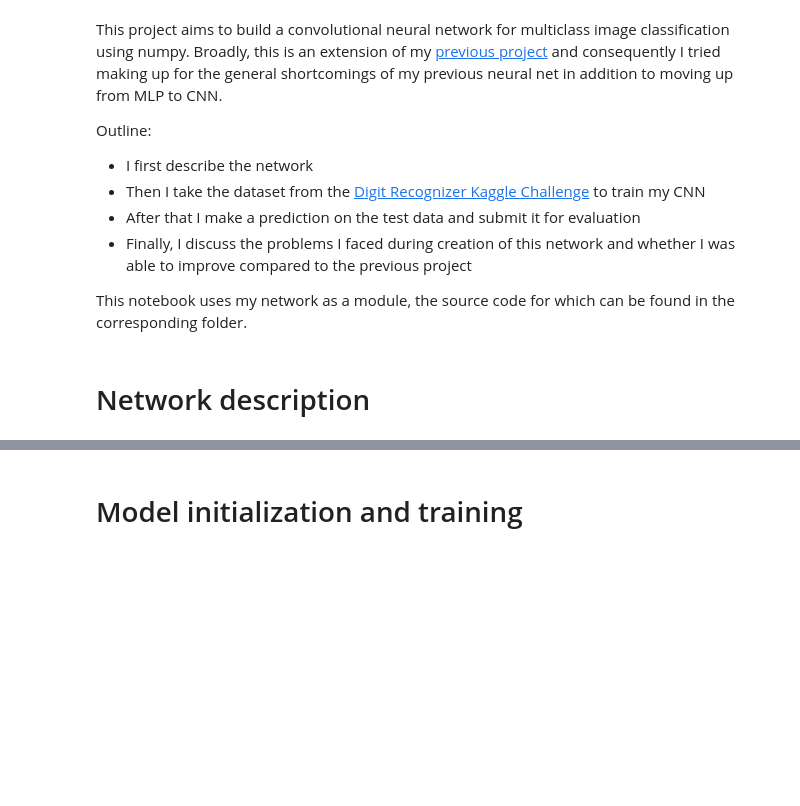
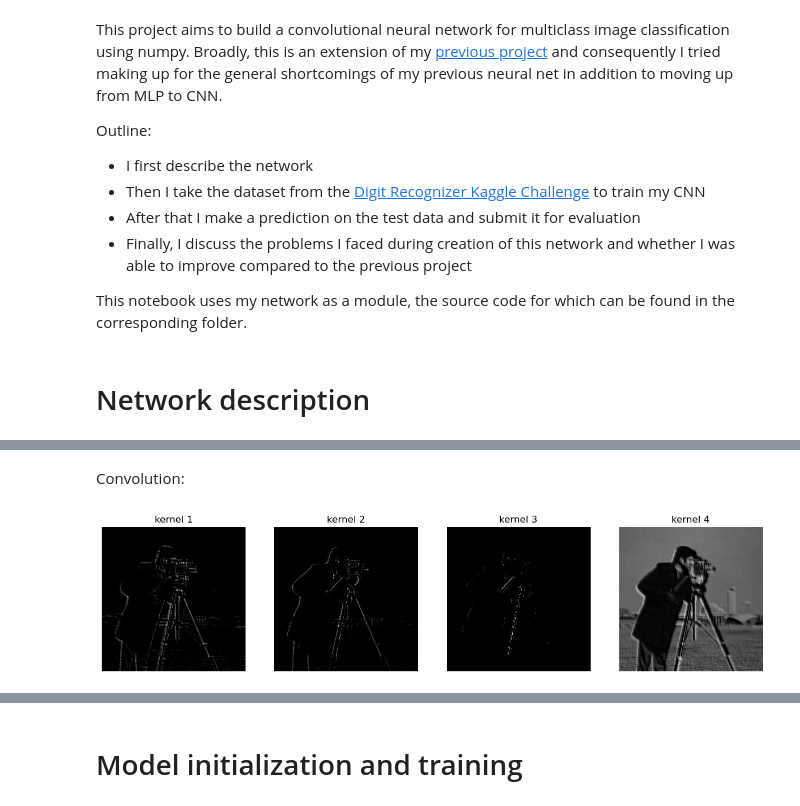
Before and after one commit to iliatarasov/convolutional-neural-network-on-MNIST-with-numpy, a Jupyter notebook: Convolutional neural network on MNIST.ipynb, the cells around one changed output, grey strips where cells are left out. Saved outputs shown, nothing was run; the diff lists cells and outputs as text; code cells hidden in the pictures; blank space fills up the shorter version.

```diff
--- a/Convolutional neural network on MNIST.ipynb
+++ b/Convolutional neural network on MNIST.ipynb
@@ -37,0 +59,7 @@ Loss function is cross-entropy.
+# %% [markdown]
+Convolution:
+# %%
+conv_out = conv_layer(img)
+plot_multiple(conv_out, shared_title='kernel', figsize=(15,10))
+# %% [output]
+[figure, added]
```
Also changed, not shown: parts of 38 cells of this notebook, 1 other file.
